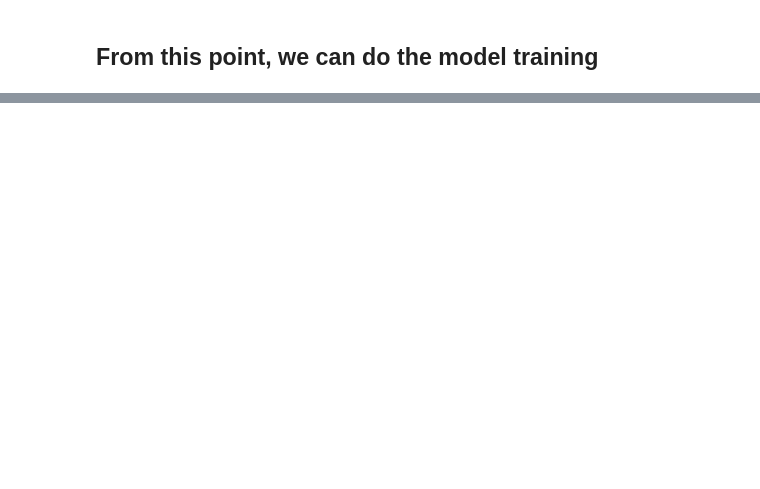
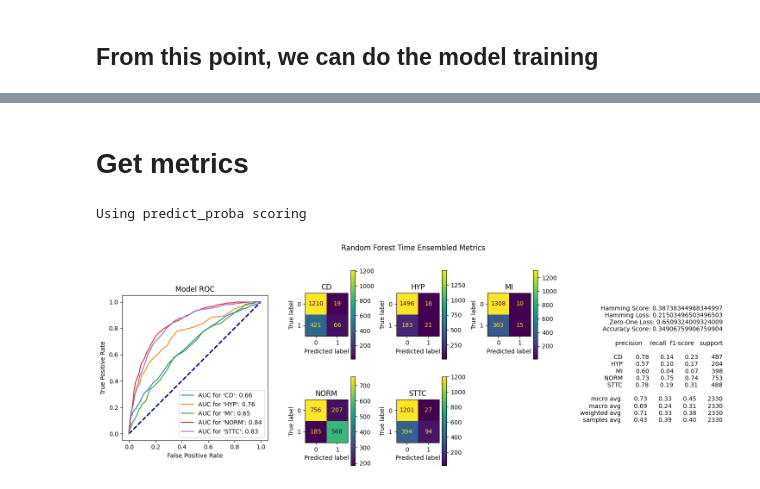
Before and after one commit to bentlyedyson/HEARTY-HEARTY, a Jupyter notebook: datascience/model.ipynb, the cells around one changed output, grey strips where cells are left out. Saved outputs shown, nothing was run; the diff lists cells and outputs as text; code cells hidden in the pictures; blank space fills up the shorter version.

```diff
--- a/datascience/model.ipynb
+++ b/datascience/model.ipynb
@@ -503,0 +493,19 @@ m(Y_te, pred).numpy()
+# %%
+# Extra metrics functions
+from sklearn.metrics import hamming_loss, accuracy_score, classification_report, zero_one_loss
+
+def hamming_score(y_true, y_pred):
+  temp = 0
+  for i in range(y_true.shape[0]):
+    temp += sum(np.logical_and(y_true[i], y_pred[i])) / sum(np.logical_or(y_true[i], y_pred[i]))
+  return temp / y_true.shape[0]
+
+def get_metrics_str(y_true, y_pred):
+  return f"""
+Hamming Score: {hamming_score(y_true, y_pred)}
+Hamming Loss: {hamming_loss(y_true, y_pred)}
+Zero-One Loss: {zero_one_loss(y_true, y_pred)}
+Accuracy Score: {accuracy_score(y_true, y_pred)}
+
+{classification_report(y_true, y_pred, target_names=super_list, zero_division=0)}
+"""
@@ -503,0 +657,2 @@ m(Y_te, pred).numpy()
+# %%
+model_forestcat = fit_forest(X_tr, Y_tr, "concat")
@@ -503,0 +661,6 @@ m(Y_te, pred).numpy()
+# %%
+forestcat_pred = []
+# Bug workaround
+for x in tqdm(X_te):
+  forestcat_pred.append(model_forestcat.predict(np.array((x, ))))
+forestcat_pred = np.array(forestcat_pred)
@@ -503,0 +688,2 @@ m(Y_te, pred).numpy()
+# %%
+model_foresten = fit_forest(X_tr, Y_tr, "ensemble")
@@ -503,0 +781,2 @@ m(Y_te, pred).numpy()
+# %% [markdown]
+# Get metrics
@@ -503,0 +877,5 @@ m(Y_te, pred).numpy()
+# %%
+get_metric(model_foresten, X_te, Y_te, "Random Forest Time Ensembled").show()
+# %% [output]
+Using predict_proba scoring
+[figure, added]
```
Also changed, not shown: parts of 73 cells of this notebook, 3 other files.
